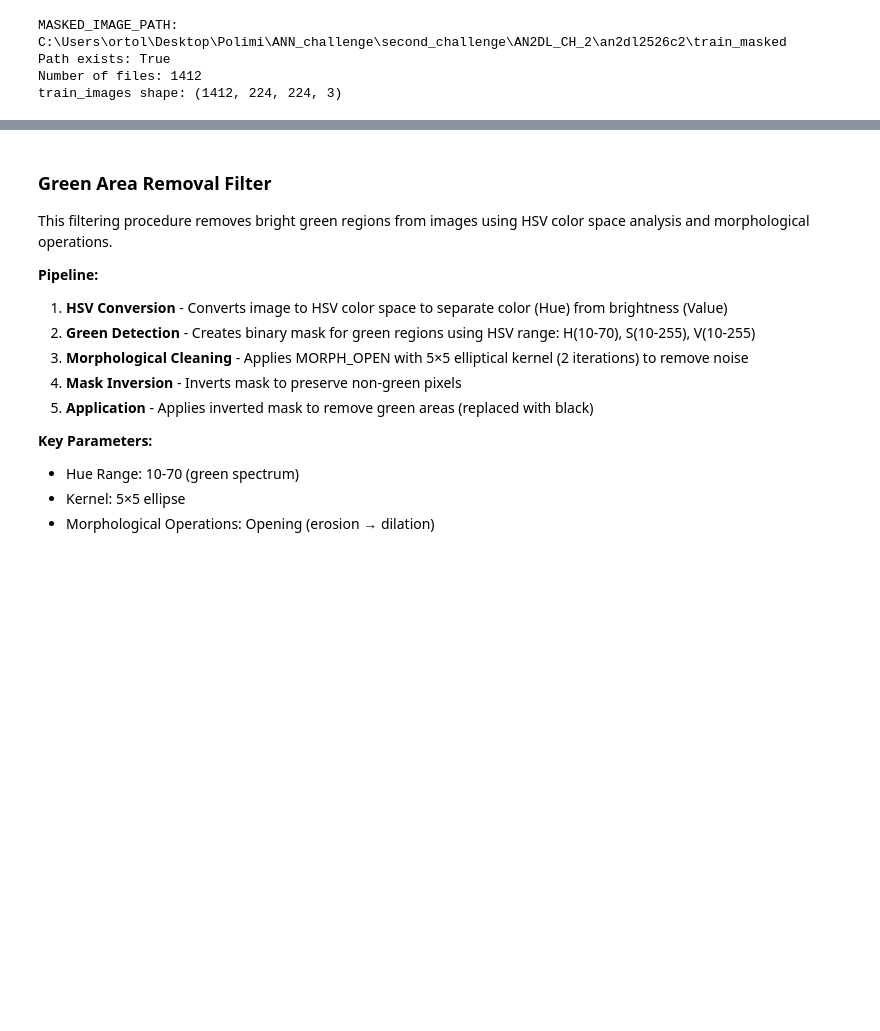
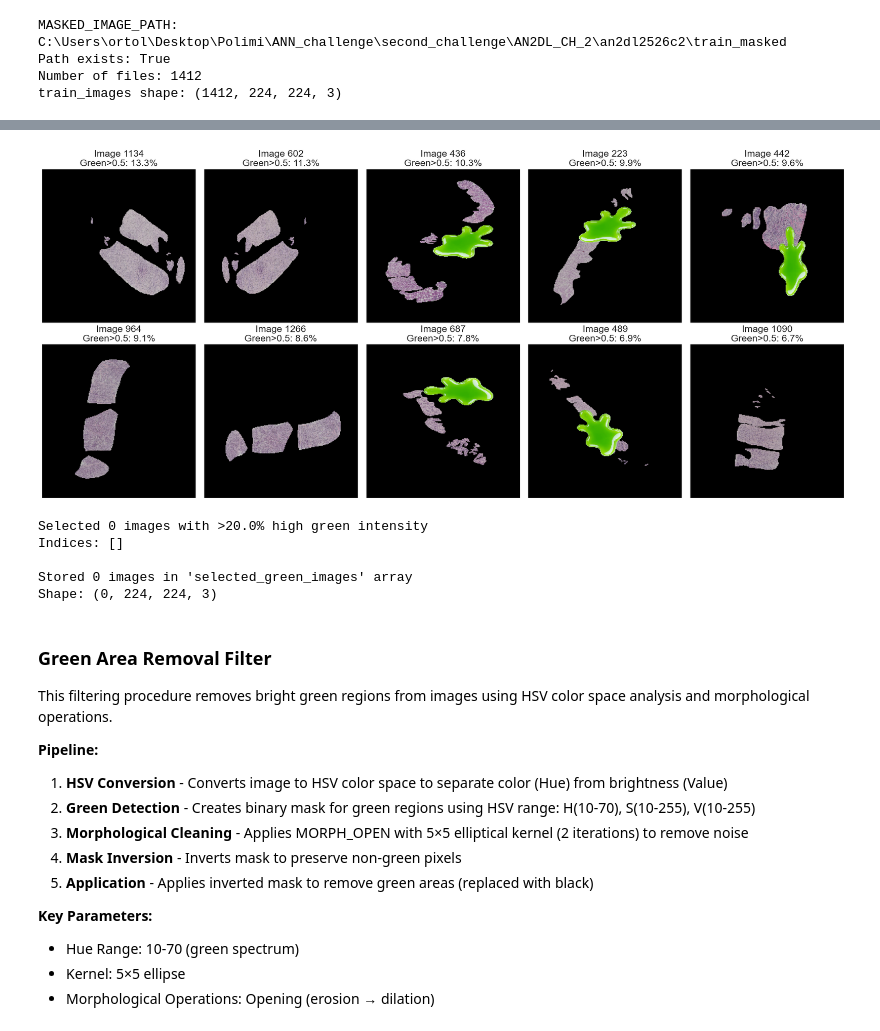
Before and after one commit to OBulun/AN2DL_CH_2, a Jupyter notebook: Notebooks/v1.ipynb, the cells around one changed output, grey strips where cells are left out. Saved outputs shown, nothing was run; the diff lists cells and outputs as text; code cells hidden in the pictures; blank space fills up the shorter version.

```diff
--- a/Notebooks/v1.ipynb
+++ b/Notebooks/v1.ipynb
@@ -326,0 +455,74 @@ plt.show()
+# %%
+# Identify images with high green channel intensity frequency
+# Based on the histogram analysis, select images where green channel dominates
+
+def analyze_green_frequency(image):
+    """
+    Analyze green channel frequency distribution.
+    Returns the percentage of pixels where green channel has high intensity (>0.5)
+    and where green is the dominant channel.
+    """
+    green_channel = image[:, :, 1]
+
+    # Count pixels with high green intensity (>0.5)
+    high_green_pixels = np.sum(green_channel > 0.5)
+
+    # Count pixels where green is dominant (G > R and G > B)
+    green_dominant = np.sum(
+        (image[:, :, 1] > image[:, :, 0]) &
+        (image[:, :, 1] > image[:, :, 2])
+    )
+
+    total_pixels = image.shape[0] * image.shape[1]
+    high_green_percentage = (high_green_pixels / total_pixels) * 100
+    dominant_green_percentage = (green_dominant / total_pixels) * 100
+
+    return high_green_percentage, dominant_green_percentage
+
+# Analyze all images
+print("Analyzing green channel frequency for all images...")
+green_analysis = []
+for idx, img in enumerate(tqdm(train_images, desc="Analyzing images")):
+    high_green_pct, dominant_green_pct = analyze_green_frequency(img)
+    green_analysis.append({
+        'index': idx,
+        'high_green_pct': high_green_pct,
+        'dominant_green_pct': dominant_green_pct
+    })
+
+# Convert to DataFrame for easy sorting
+df_green = pd.DataFrame(green_analysis)
+
+# Sort by high green intensity percentage
+df_sorted_high = df_green.sort_values('high_green_pct', ascending=False)
+
+# Display top 20 images with highest green intensity frequency
+print("\nTop 20 images with highest green intensity frequency (>0.5):")
+print("Index | High Green % | Dominant Green %")
+print("-" * 50)
+for _, row in df_sorted_high.head(20).iterrows():
+    print(f"{int(row['index']):5d} | {row['high_green_pct']:11.2f}% | {row['dominant_green_pct']:15.2f}%")
+
+# Visualize top 10 images with highest green frequency
+fig, axes = plt.subplots(2, 5, figsize=(20, 9))
+axes = axes.flatten()
+for i, (_, row) in enumerate(df_sorted_high.head(10).iterrows()):
+    idx = int(row['index'])
+    axes[i].imshow(np.clip(train_images[idx], 0, 1))
+    axes[i].set_title(f"Image {idx}\nGreen>0.5: {row['high_green_pct']:.1f}%")
+    axes[i].axis('off')
+plt.tight_layout()
+plt.show()
+
+# Select images based on threshold
+green_threshold = 20.0  # Select images with >20% high green intensity
+selected_green_indices = df_green[df_green['high_green_pct'] > green_threshold]['index'].values.astype(int).tolist()
+
+print(f"\nSelected {len(selected_green_indices)} images with >{green_threshold}% high green intensity")
+print(f"Indices: {selected_green_indices[:50]}")  # Show first 50
+
+# Store the selected images
+selected_green_images = train_images[selected_green_indices]
+print(f"\nStored {len(selected_green_images)} images in 'selected_green_images' array")
+print(f"Shape: {selected_green_images.shape}")
+# %% [output]
@@ -327,3 +547,9 @@ plt.show()
+[figure, added]
+Selected 0 images with >20.0% high green intensity
+Indices: []
+
+Stored 0 images in 'selected_green_images' array
+Shape: (0, 224, 224, 3)
 # %% [markdown]
 ### Green Area Removal Filter
 
```
Also changed, not shown: parts of 11 cells of this notebook.
